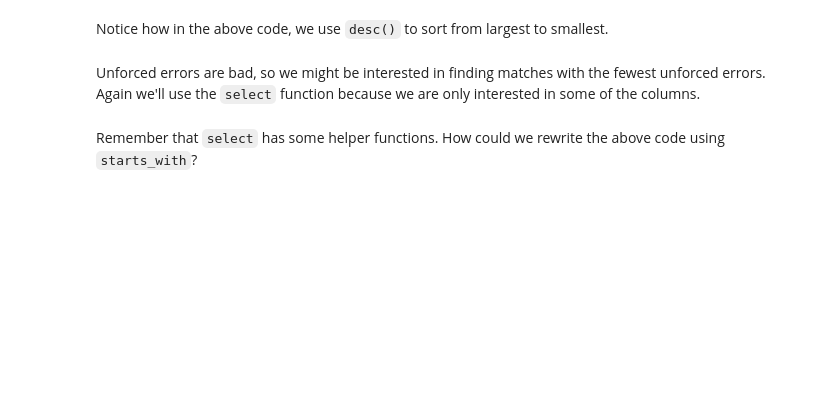
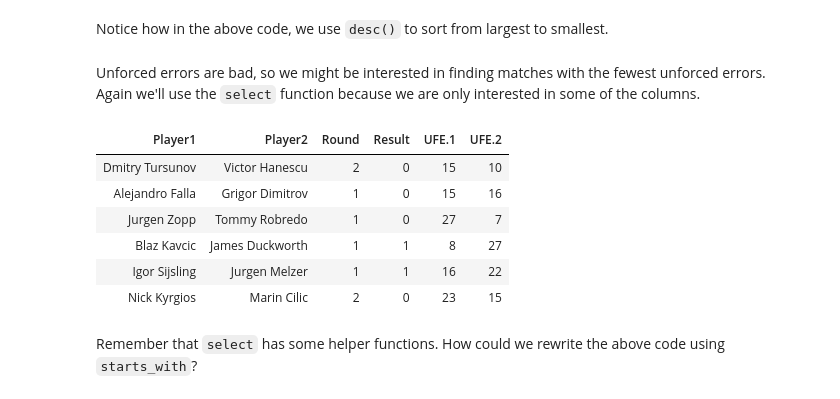
Before and after one commit to bmanzo/stats306_labs, a Jupyter notebook: lab03/stats306_lab03.ipynb, the cells around one changed output. Cells and saved outputs as stored; diff of their text form; code cells hidden in the pictures; blank space fills up the shorter version.

```diff
--- a/lab03/stats306_lab03.ipynb
+++ b/lab03/stats306_lab03.ipynb
@@ -62,9 +113,17 @@ Unforced errors are bad, so we might be interested in finding matches with the f
 Again we'll use the `select` function because we are only interested in some of the columns.
 # %%
 tennis_data %>%
-    arrange(UFE.1+UFE.2) %>% # notice the table is sorted by a variable that we computed
+    arrange((UFE.1+UFE.2)) %>% # notice the table is sorted by a variable that we computed
     select(Player1:Result, UFE.1,UFE.2) %>%
     head() # use head so the whole table doesn't print out
+# %% [output]
+| Player1 | Player2 | Round | Result | UFE.1 | UFE.2 |
+| Dmitry Tursunov | Victor Hanescu | 2 | 0 | 15 | 10 |
+| Alejandro Falla | Grigor Dimitrov | 1 | 0 | 15 | 16 |
+| Jurgen Zopp | Tommy Robredo | 1 | 0 | 27 | 7 |
+| Blaz Kavcic | James Duckworth | 1 | 1 | 8 | 27 |
+| Igor Sijsling | Jurgen Melzer | 1 | 1 | 16 | 22 |
+| Nick Kyrgios | Marin Cilic | 2 | 0 | 23 | 15 |
 # %% [markdown]
 Remember that `select` has some helper functions. How could we rewrite the above code using `starts_with`?
 # %%
```
Also changed, not shown: parts of 24 cells of this notebook, 1 other file.
